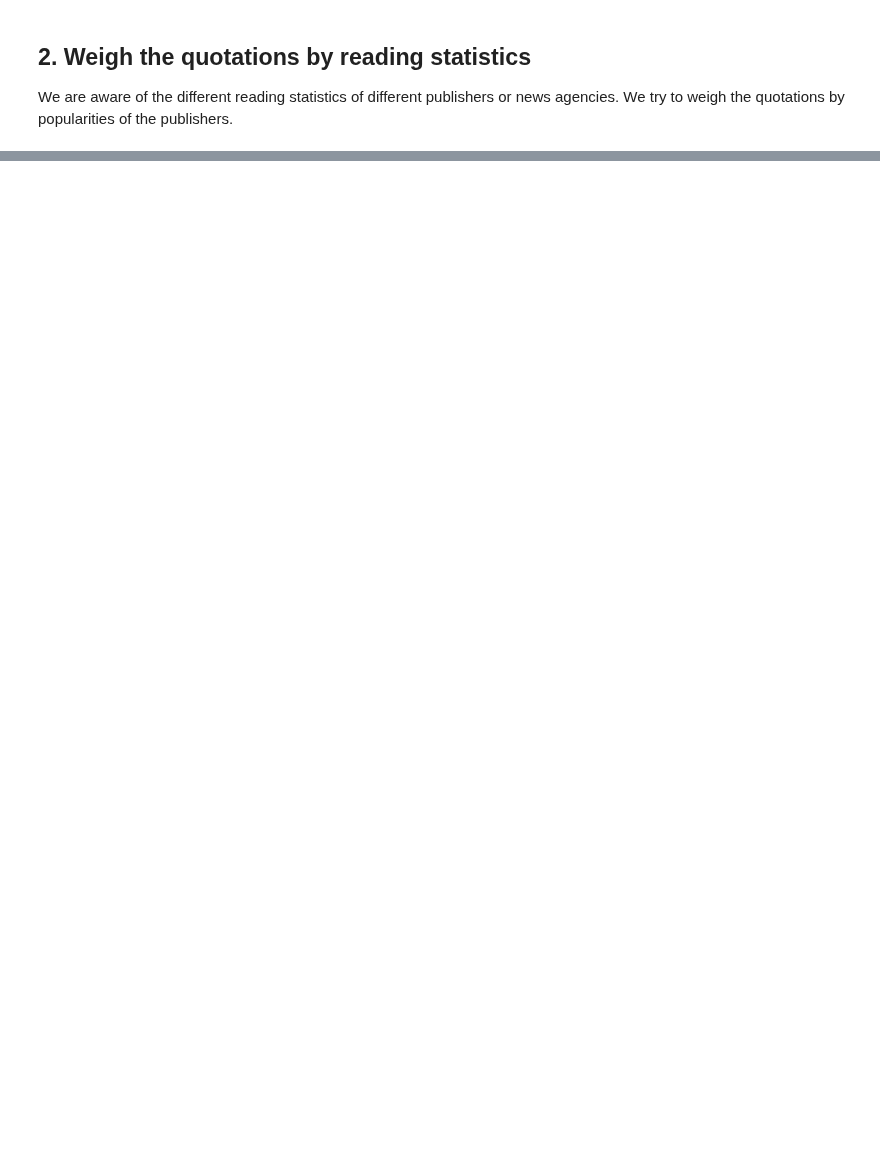
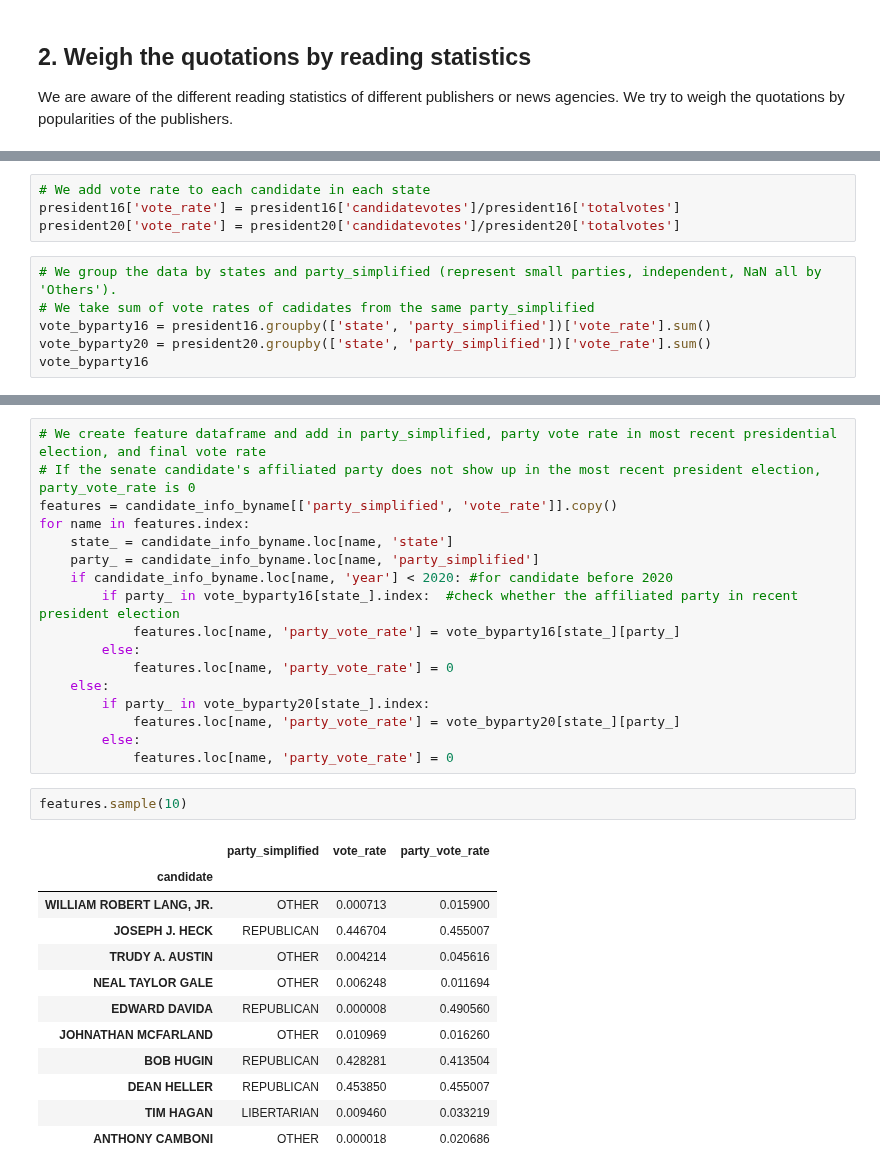
Before and after one commit to epfl-ada/ada-2021-project-chilldatagroup, a Jupyter notebook: Milestone2.ipynb, the cells around one changed output, grey strips where cells are left out. Drawn from its saved outputs; the diff is of its cells as text; blank space fills up the shorter version.

```diff
--- a/Milestone2.ipynb
+++ b/Milestone2.ipynb
@@ -224,0 +266,10 @@ Among 10k samples, there are 3367 different website domains, indicating a suffic
+# %%
+# We add vote rate to each candidate in each state
+president16['vote_rate'] = president16['candidatevotes']/president16['totalvotes']
+president20['vote_rate'] = president20['candidatevotes']/president20['totalvotes']
+# %%
+# We group the data by states and party_simplified (represent small parties, independent, NaN all by 'Others').
+# We take sum of vote rates of cadidates from the same party_simplified
+vote_byparty16 = president16.groupby(['state', 'party_simplified'])['vote_rate'].sum()
+vote_byparty20 = president20.groupby(['state', 'party_simplified'])['vote_rate'].sum()
+vote_byparty16
@@ -224,0 +290,32 @@ Among 10k samples, there are 3367 different website domains, indicating a suffic
+# %%
+# We create feature dataframe and add in party_simplified, party vote rate in most recent presidential election, and final vote rate
+# If the senate candidate's affiliated party does not show up in the most recent president election, party_vote_rate is 0
+features = candidate_info_byname[['party_simplified', 'vote_rate']].copy()
+for name in features.index:
+    state_ = candidate_info_byname.loc[name, 'state']
+    party_ = candidate_info_byname.loc[name, 'party_simplified']
+    if candidate_info_byname.loc[name, 'year'] < 2020: #for candidate before 2020
+        if party_ in vote_byparty16[state_].index:  #check whether the affiliated party in recent president election
+            features.loc[name, 'party_vote_rate'] = vote_byparty16[state_][party_]
+        else:
+            features.loc[name, 'party_vote_rate'] = 0
+    else:
+        if party_ in vote_byparty20[state_].index:
+            features.loc[name, 'party_vote_rate'] = vote_byparty20[state_][party_]
+        else:
+            features.loc[name, 'party_vote_rate'] = 0
+# %%
+features.sample(10)
+# %% [output]
+|  | party_simplified | vote_rate | party_vote_rate |
+| candidate |  |  |  |
+| WILLIAM ROBERT LANG, JR. | OTHER | 0.000713 | 0.015900 |
+| JOSEPH J. HECK | REPUBLICAN | 0.446704 | 0.455007 |
+| TRUDY A. AUSTIN | OTHER | 0.004214 | 0.045616 |
+| NEAL TAYLOR GALE | OTHER | 0.006248 | 0.011694 |
+| EDWARD DAVIDA | REPUBLICAN | 0.000008 | 0.490560 |
+| JOHNATHAN MCFARLAND | OTHER | 0.010969 | 0.016260 |
+| BOB HUGIN | REPUBLICAN | 0.428281 | 0.413504 |
+| DEAN HELLER | REPUBLICAN | 0.453850 | 0.455007 |
+| TIM HAGAN | LIBERTARIAN | 0.009460 | 0.033219 |
+| ANTHONY CAMBONI | OTHER | 0.000018 | 0.020686 |
```
Also changed, not shown: parts of 20 cells of this notebook, 1 other file.
